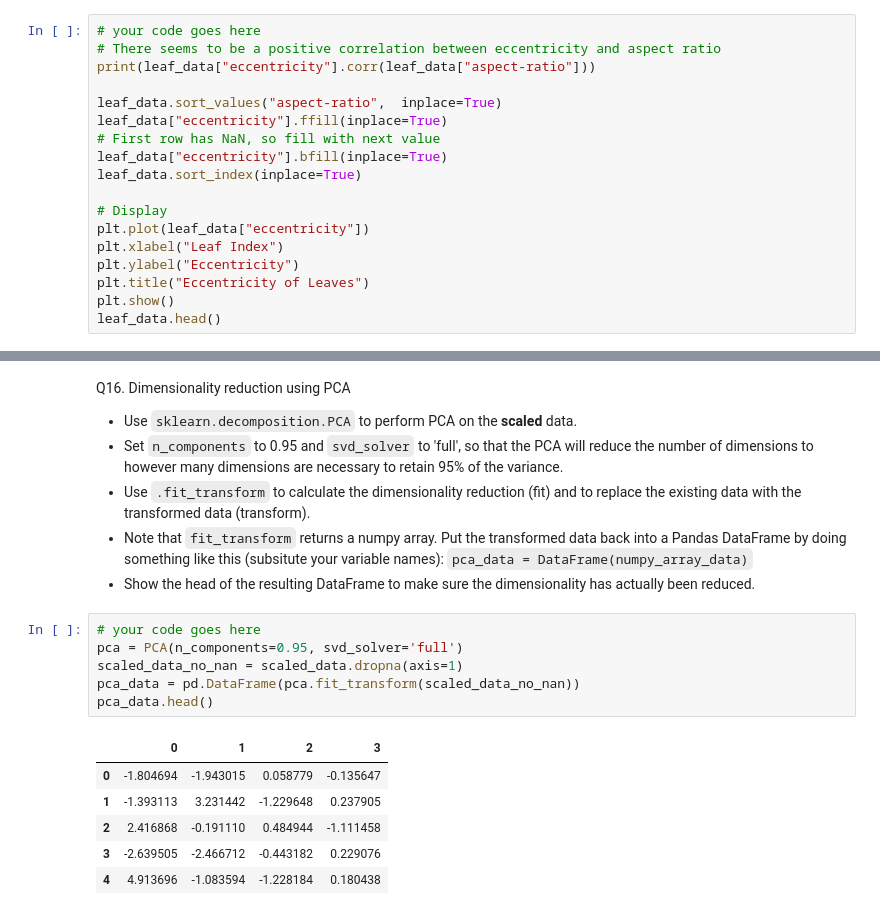
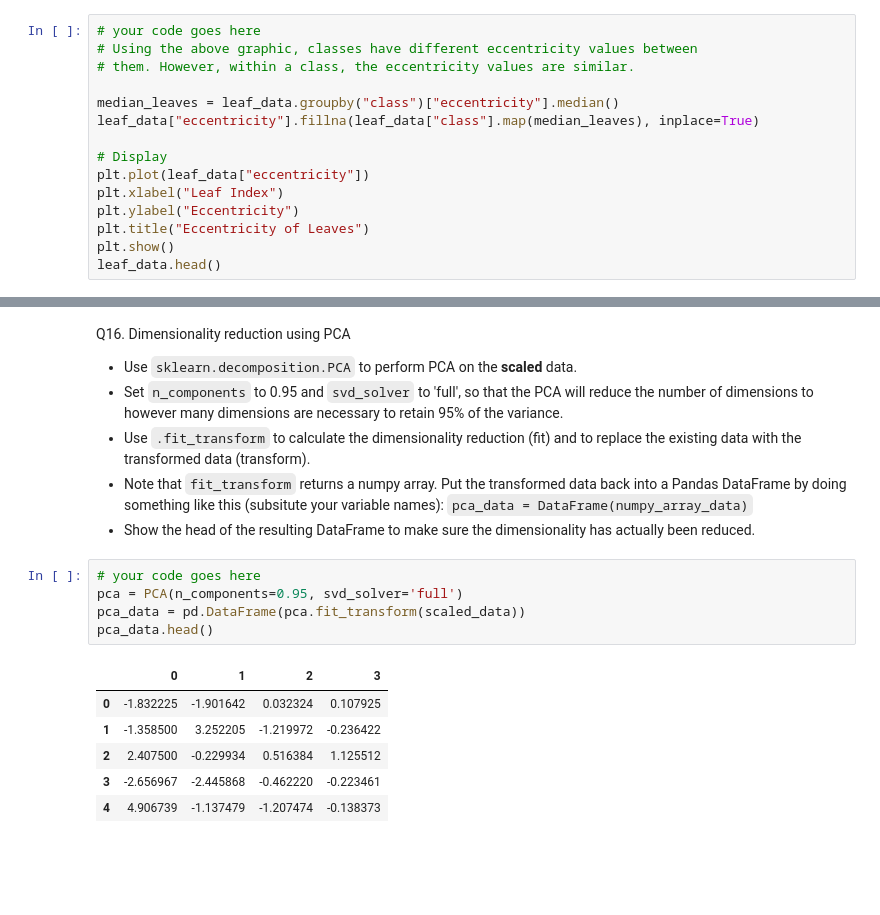
Before and after one commit to IanC04/CS363M, a Jupyter notebook: Assignments/Assignment 1/Assignment_1.ipynb, the cells around one changed output, grey strips where cells are left out. Saved outputs shown, nothing was run; the diff lists cells and outputs as text; blank space fills up the shorter version.

```diff
--- a/Assignments/Assignment 1/Assignment_1.ipynb
+++ b/Assignments/Assignment 1/Assignment_1.ipynb
@@ -302,14 +328,11 @@ leaf_data = pd.read_csv("leaf.csv")
 Q14. Eccentricity of the leaf is a measure of how much the shape of the leaf varies from a perfect circle. Unfortunately the dataset is missing values in the `eccentricity` column. As a comment, explain how you would handle these missing values, then go ahead and handle them (in code). Display the resulting head of the dataframe.
 # %%
 # your code goes here
-# There seems to be a positive correlation between eccentricity and aspect ratio
-print(leaf_data["eccentricity"].corr(leaf_data["aspect-ratio"]))
+# Using the above graphic, classes have different eccentricity values between
+# them. However, within a class, the eccentricity values are similar.
 
-leaf_data.sort_values("aspect-ratio",  inplace=True)
-leaf_data["eccentricity"].ffill(inplace=True)
-# First row has NaN, so fill with next value
-leaf_data["eccentricity"].bfill(inplace=True)
-leaf_data.sort_index(inplace=True)
+median_leaves = leaf_data.groupby("class")["eccentricity"].median()
+leaf_data["eccentricity"].fillna(leaf_data["class"].map(median_leaves), inplace=True)
 
 # Display
 plt.plot(leaf_data["eccentricity"])
@@ -359,13 +381,12 @@ Q16. Dimensionality reduction using PCA
 # %%
 # your code goes here
 pca = PCA(n_components=0.95, svd_solver='full')
-scaled_data_no_nan = scaled_data.dropna(axis=1)
-pca_data = pd.DataFrame(pca.fit_transform(scaled_data_no_nan))
+pca_data = pd.DataFrame(pca.fit_transform(scaled_data))
 pca_data.head()
 # %% [output]
 |  | 0 | 1 | 2 | 3 |
-| 0 | -1.804694 | -1.943015 | 0.058779 | -0.135647 |
-| 1 | -1.393113 | 3.231442 | -1.229648 | 0.237905 |
-| 2 | 2.416868 | -0.191110 | 0.484944 | -1.111458 |
-| 3 | -2.639505 | -2.466712 | -0.443182 | 0.229076 |
-| 4 | 4.913696 | -1.083594 | -1.228184 | 0.180438 |
+| 0 | -1.832225 | -1.901642 | 0.032324 | 0.107925 |
+| 1 | -1.358500 | 3.252205 | -1.219972 | -0.236422 |
+| 2 | 2.407500 | -0.229934 | 0.516384 | 1.125512 |
+| 3 | -2.656967 | -2.445868 | -0.462220 | -0.223461 |
+| 4 | 4.906739 | -1.137479 | -1.207474 | -0.138373 |
```
Also changed, not shown: parts of 7 cells of this notebook.
